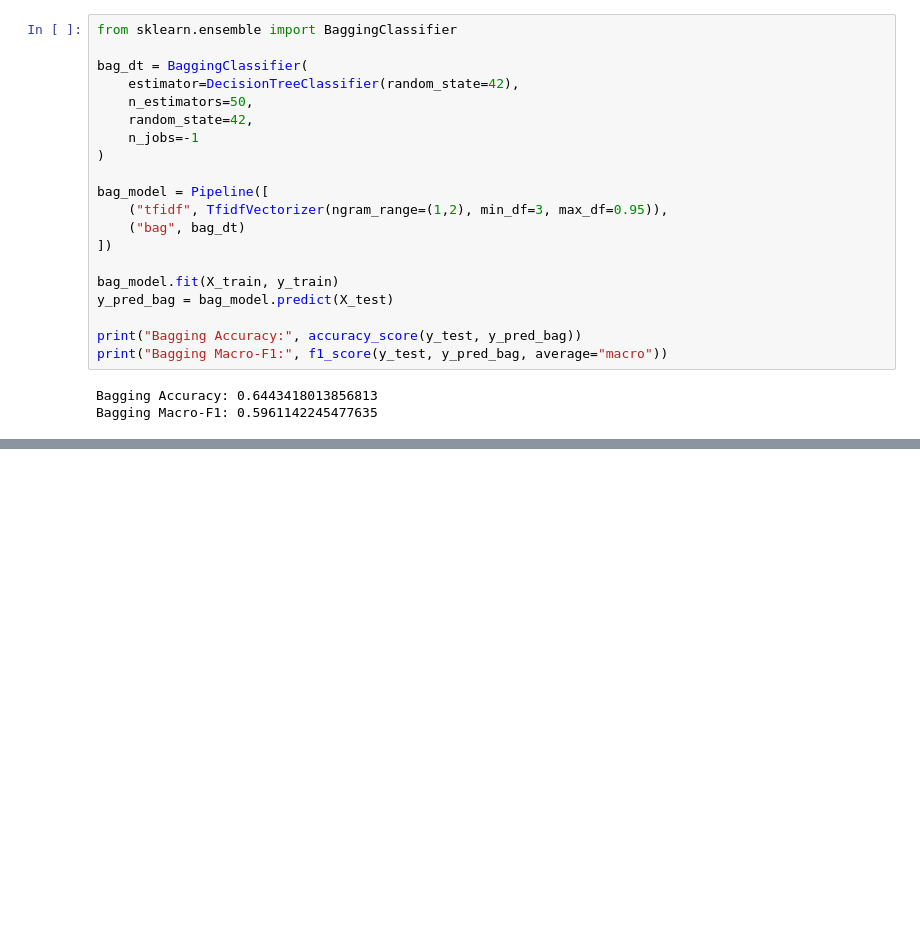
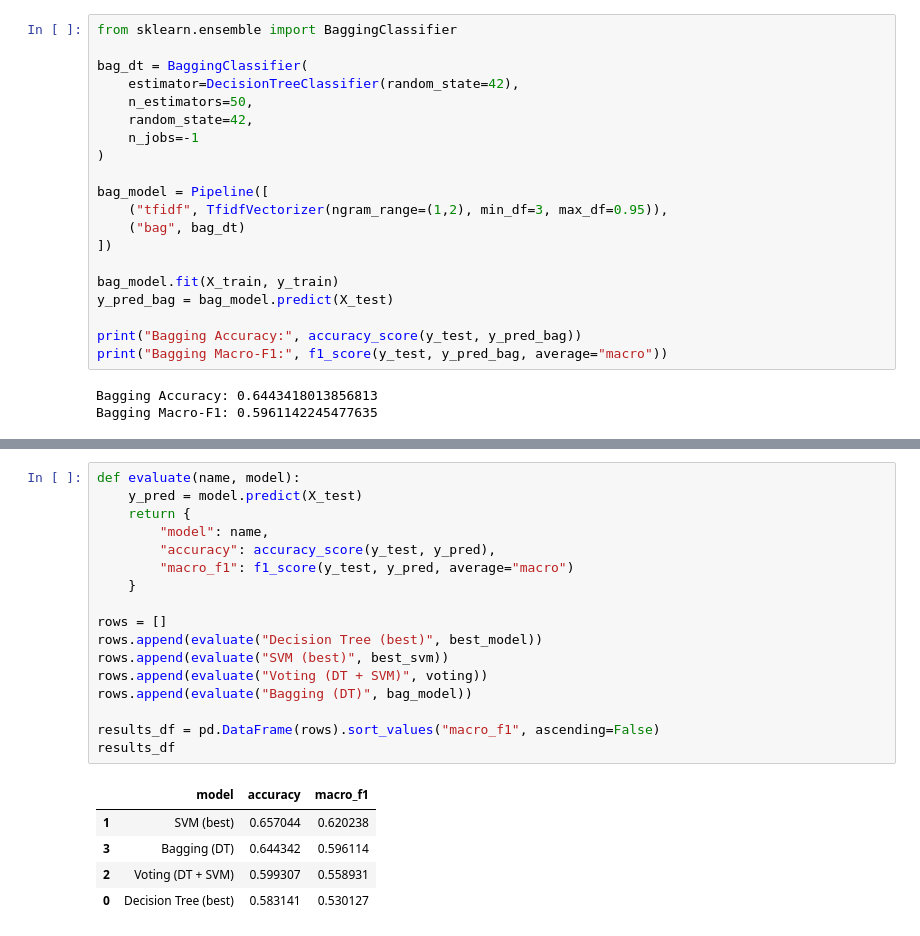
Before and after one commit to PieroLB/SmartHome-ML, a Jupyter notebook: Step1.ipynb, the cells around one changed output, grey strips where cells are left out. Cells and saved outputs as stored; diff of their text form; blank space fills up the shorter version.

Commit message:
Comparaison models

```diff
--- a/Step1.ipynb
+++ b/Step1.ipynb
@@ -521,0 +526,23 @@ Bagging Macro-F1: 0.5961142245477635
+# %%
+def evaluate(name, model):
+    y_pred = model.predict(X_test)
+    return {
+        "model": name,
+        "accuracy": accuracy_score(y_test, y_pred),
+        "macro_f1": f1_score(y_test, y_pred, average="macro")
+    }
+
+rows = []
+rows.append(evaluate("Decision Tree (best)", best_model))
+rows.append(evaluate("SVM (best)", best_svm))
+rows.append(evaluate("Voting (DT + SVM)", voting))
+rows.append(evaluate("Bagging (DT)", bag_model))
+
+results_df = pd.DataFrame(rows).sort_values("macro_f1", ascending=False)
+results_df
+# %% [output]
+|  | model | accuracy | macro_f1 |
+| 1 | SVM (best) | 0.657044 | 0.620238 |
+| 3 | Bagging (DT) | 0.644342 | 0.596114 |
+| 2 | Voting (DT + SVM) | 0.599307 | 0.558931 |
+| 0 | Decision Tree (best) | 0.583141 | 0.530127 |
```
Also changed, not shown: parts of 1 cell of this notebook.
